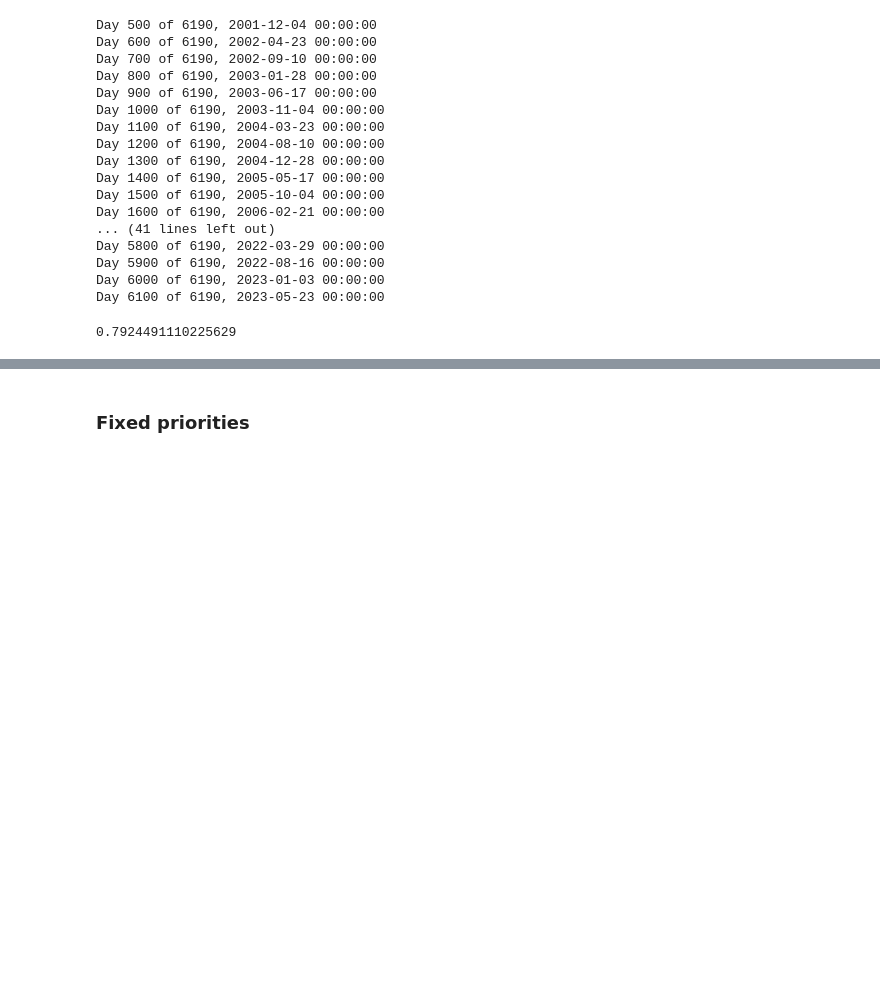
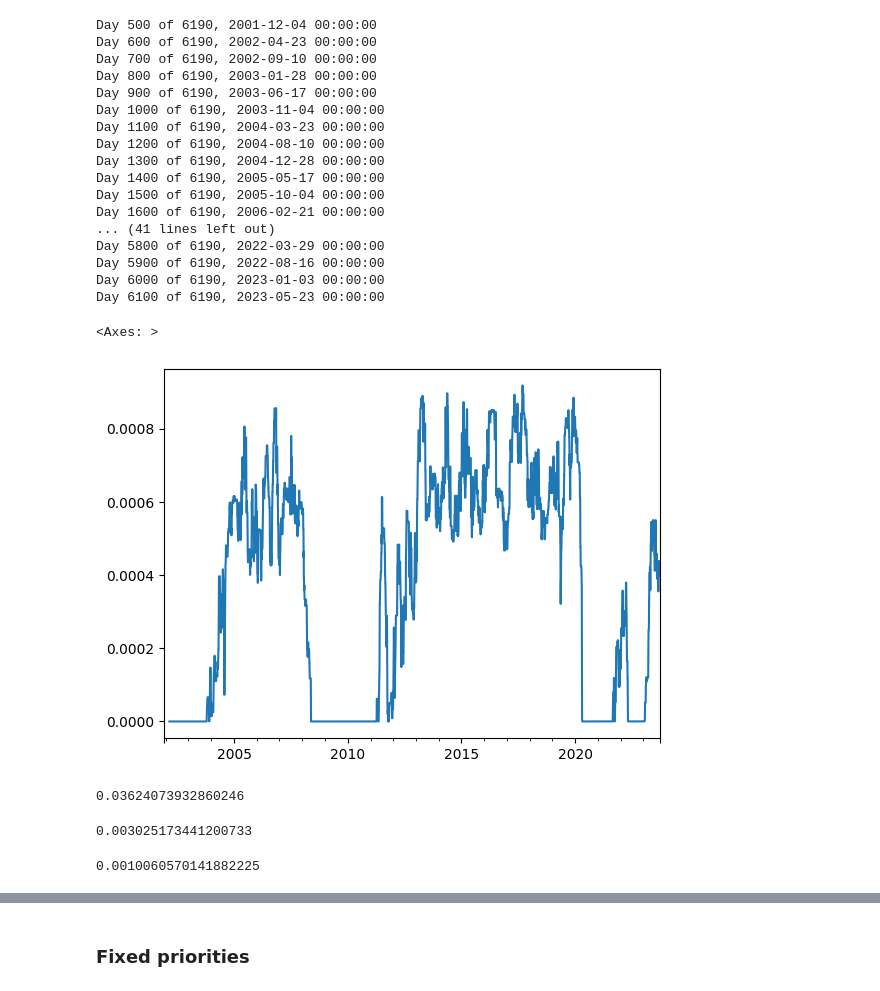
Before and after one commit to cvxgrp/markowitz-reference, a Jupyter notebook: experiments/playground.ipynb, the cells around one changed output, grey strips where cells are left out. Saved outputs shown, nothing was run; the diff lists cells and outputs as text; code cells hidden in the pictures; blank space fills up the shorter version.

```diff
--- a/experiments/playground.ipynb
+++ b/experiments/playground.ipynb
@@ -297,10 +361,6 @@ limits = Limits(
 
 results_hard, duals_hard = run_markowitz(
             full_markowitz,
-            prices,
-            spread,
-            volume,
-            rf,
             targets=targets,
             limits=limits,
             hyperparameters=hyperparameters,
@@ -324,10 +384,23 @@ Day 5800 of 6190, 2022-03-29 00:00:00
 Day 5900 of 6190, 2022-08-16 00:00:00
 Day 6000 of 6190, 2023-01-03 00:00:00
 Day 6100 of 6190, 2023-05-23 00:00:00
-# %%
-results_hard.cash_weight.mean()
-# %% [output]
-0.7924491110225629
+# %%
+duals_hard.Leverage.rolling(63).quantile(0.8).plot()
+# %% [output]
+<Axes: >
+[figure, added]
+# %%
+duals_hard.Risk.quantile(0.5)
+# %% [output]
+0.03624073932860246
+# %%
+duals_hard.Turnover.quantile(0.5)
+# %% [output]
+0.003025173441200733
+# %%
+duals_hard.Leverage.quantile(0.8)
+# %% [output]
+0.0010060570141882225
 # %%
 print(f"mean: {results_hard.mean_return}")
 print(f"volatility: {results_hard.volatility}")
```
Also changed, not shown: parts of 30 cells of this notebook, 5 other files.
